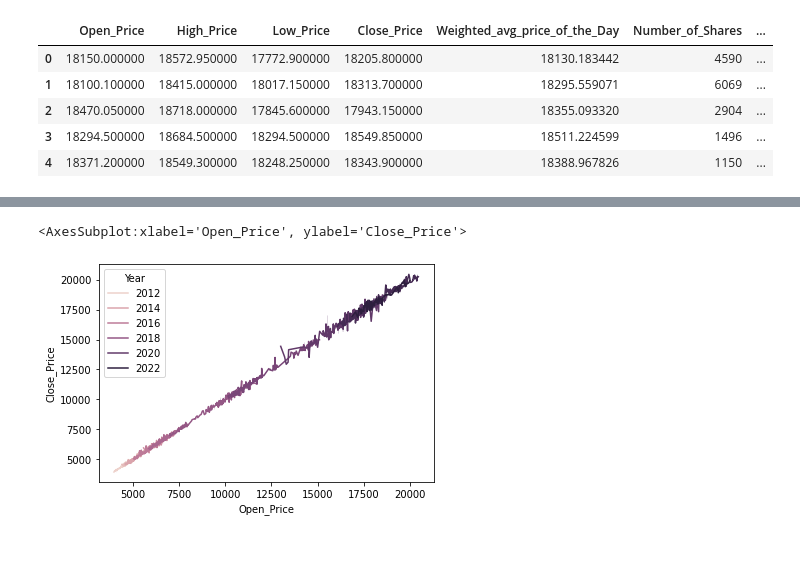
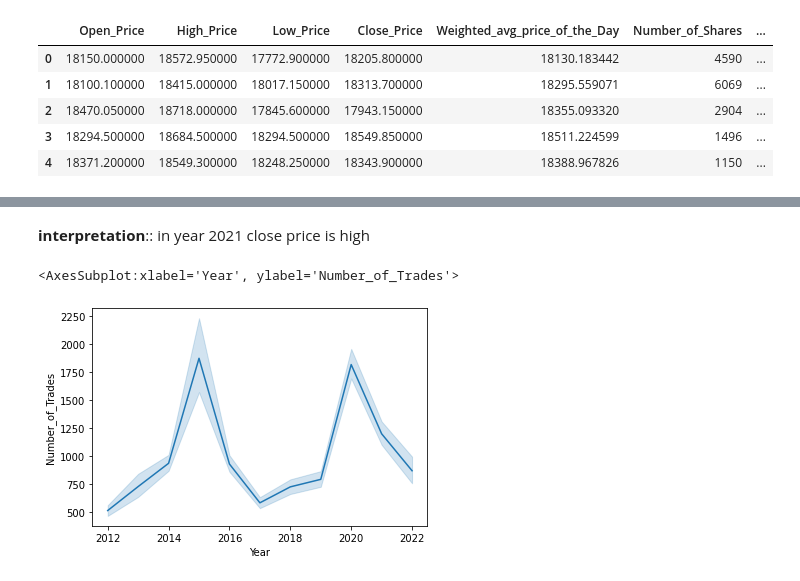
Before and after one commit to Dhokaikomal/Nestle_Stock_Price_Prediction_Project1, a Jupyter notebook: Nestle_Stock_Price_Prediction_Komal.ipynb, the cells around one changed output, grey strips where cells are left out. Drawn from its saved outputs; the diff is of its cells as text; code cells hidden in the pictures; blank space fills up the shorter version.

```diff
--- a/Nestle_Stock_Price_Prediction_Komal.ipynb
+++ b/Nestle_Stock_Price_Prediction_Komal.ipynb
@@ -320,3 +320,9 @@ df_nestle.head()
 | 2 | 18470.050000 | 18718.000000 | 17845.600000 | 17943.150000 | 18355.093320 | 2904 | ... |
 | 3 | 18294.500000 | 18684.500000 | 18294.500000 | 18549.850000 | 18511.224599 | 1496 | ... |
 | 4 | 18371.200000 | 18549.300000 | 18248.250000 | 18343.900000 | 18388.967826 | 1150 | ... |
+# %%
+# give name to the days
+df_nestle_new=df_nestle.copy()
+Days={0:'Monday',1:'Tuesday',2:'Wednesday',3:'Thrusday',4:'Friday',5:'Saturday'}
+df_nestle_new['Day']=df_nestle_new['Day'].map(Days)
+df_nestle_new.head()
@@ -337,5 +343,7 @@ plt.plot(dw1)
+# %% [markdown]
+**interpretation**:: in year 2021 close price is high
 # %%
-sns.lineplot(x='Open_Price',y='Close_Price',hue='Year',data=df_nestle)
+sns.lineplot(x='Year',y='Number_of_Trades',data=df_nestle_new)
 # %% [output]
-<AxesSubplot:xlabel='Open_Price', ylabel='Close_Price'>
+<AxesSubplot:xlabel='Year', ylabel='Number_of_Trades'>
-[figure, old version]
+[figure, new version]
```
Also changed, not shown: parts of 12 cells of this notebook.
